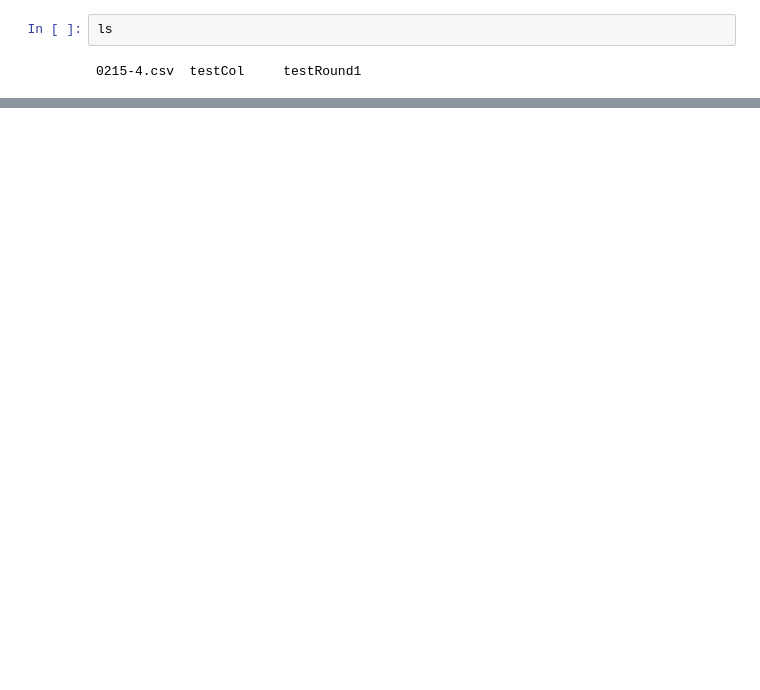
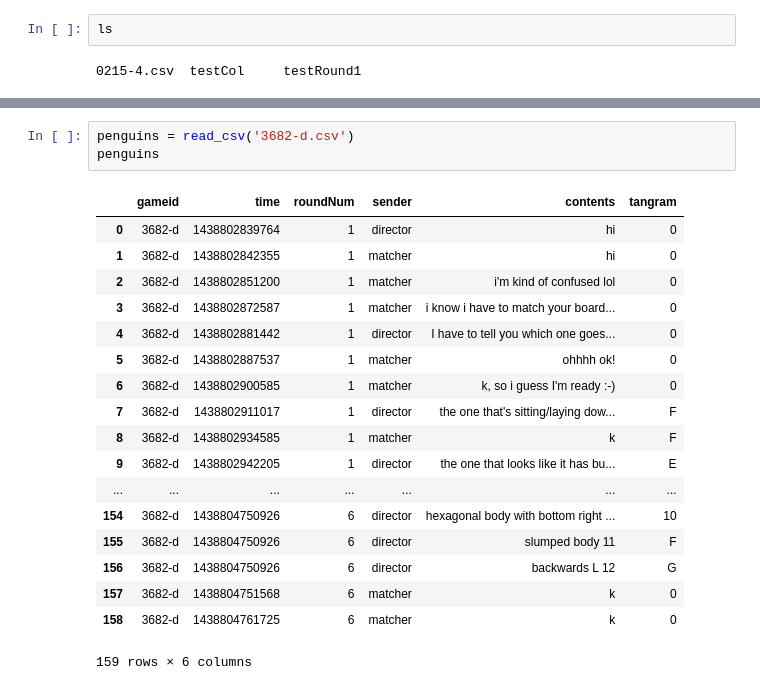
Before and after one commit to hawkrobe/tangrams_replication, a Jupyter notebook: data/trial1/TESTtrail1PythonNotebook.ipynb, the cells around one changed output, grey strips where cells are left out. Drawn from its saved outputs; the diff is of its cells as text; blank space fills up the shorter version.

```diff
--- a/data/trial1/TESTtrail1PythonNotebook.ipynb
+++ b/data/trial1/TESTtrail1PythonNotebook.ipynb
@@ -28,0 +56,22 @@ CParserError: Error tokenizing data. C error: Expected 6 fields in line 81, saw
+# %%
+penguins = read_csv('3682-d.csv')
+penguins
+# %% [output]
+|  | gameid | time | roundNum | sender | contents | tangram |
+| 0 | 3682-d | 1438802839764 | 1 | director | hi | 0 |
+| 1 | 3682-d | 1438802842355 | 1 | matcher | hi | 0 |
+| 2 | 3682-d | 1438802851200 | 1 | matcher | i'm kind of confused lol | 0 |
+| 3 | 3682-d | 1438802872587 | 1 | matcher | i know i have to match your board... | 0 |
+| 4 | 3682-d | 1438802881442 | 1 | director | I have to tell you which one goes... | 0 |
+| 5 | 3682-d | 1438802887537 | 1 | matcher | ohhhh ok! | 0 |
+| 6 | 3682-d | 1438802900585 | 1 | matcher | k, so i guess I'm ready :-) | 0 |
+| 7 | 3682-d | 1438802911017 | 1 | director | the one that's sitting/laying dow... | F |
+| 8 | 3682-d | 1438802934585 | 1 | matcher | k | F |
+| 9 | 3682-d | 1438802942205 | 1 | director | the one that looks like it has bu... | E |
+| ... | ... | ... | ... | ... | ... | ... |
+| 154 | 3682-d | 1438804750926 | 6 | director | hexagonal body with bottom right ... | 10 |
+| 155 | 3682-d | 1438804750926 | 6 | director | slumped body 11 | F |
+| 156 | 3682-d | 1438804750926 | 6 | director | backwards L 12 | G |
+| 157 | 3682-d | 1438804751568 | 6 | matcher | k | 0 |
+| 158 | 3682-d | 1438804761725 | 6 | matcher | k | 0 |
+159 rows × 6 columns
```
Also changed, not shown: parts of 3 cells of this notebook, 7 other files.
